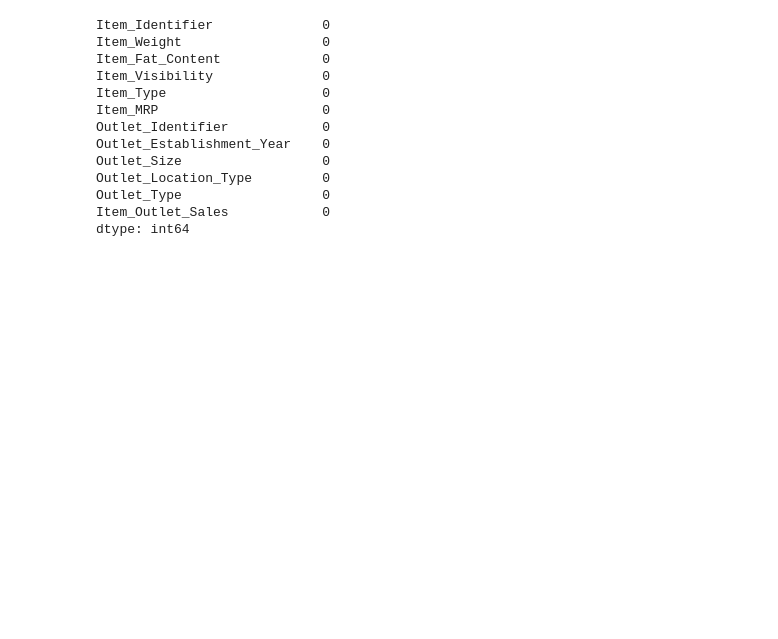
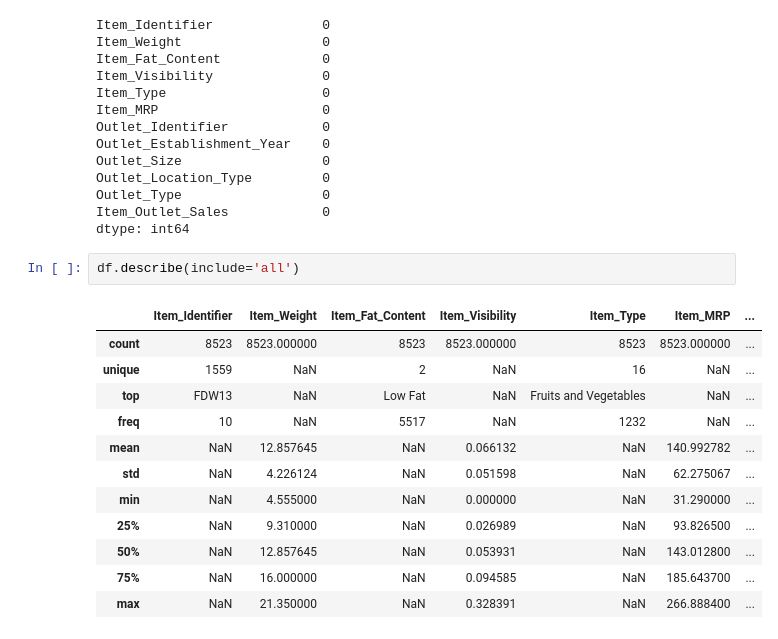
Before and after one commit to PaulaNegrete/Sales-Predictions, a Jupyter notebook: Sales_predictions.ipynb, the cells around one changed output. Drawn from its saved outputs; the diff is of its cells as text; blank space fills up the shorter version.

```diff
--- a/Sales_predictions.ipynb
+++ b/Sales_predictions.ipynb
@@ -114,3 +123,18 @@ Outlet_Location_Type         0
 Outlet_Type                  0
 Item_Outlet_Sales            0
 dtype: int64
+# %%
+df.describe(include='all')
+# %% [output]
+|  | Item_Identifier | Item_Weight | Item_Fat_Content | Item_Visibility | Item_Type | Item_MRP | ... |
+| count | 8523 | 8523.000000 | 8523 | 8523.000000 | 8523 | 8523.000000 | ... |
+| unique | 1559 | NaN | 2 | NaN | 16 | NaN | ... |
+| top | FDW13 | NaN | Low Fat | NaN | Fruits and Vegetables | NaN | ... |
+| freq | 10 | NaN | 5517 | NaN | 1232 | NaN | ... |
+| mean | NaN | 12.857645 | NaN | 0.066132 | NaN | 140.992782 | ... |
+| std | NaN | 4.226124 | NaN | 0.051598 | NaN | 62.275067 | ... |
+| min | NaN | 4.555000 | NaN | 0.000000 | NaN | 31.290000 | ... |
+| 25% | NaN | 9.310000 | NaN | 0.026989 | NaN | 93.826500 | ... |
+| 50% | NaN | 12.857645 | NaN | 0.053931 | NaN | 143.012800 | ... |
+| 75% | NaN | 16.000000 | NaN | 0.094585 | NaN | 185.643700 | ... |
+| max | NaN | 21.350000 | NaN | 0.328391 | NaN | 266.888400 | ... |
```
Also changed, not shown: parts of 4 cells of this notebook.
